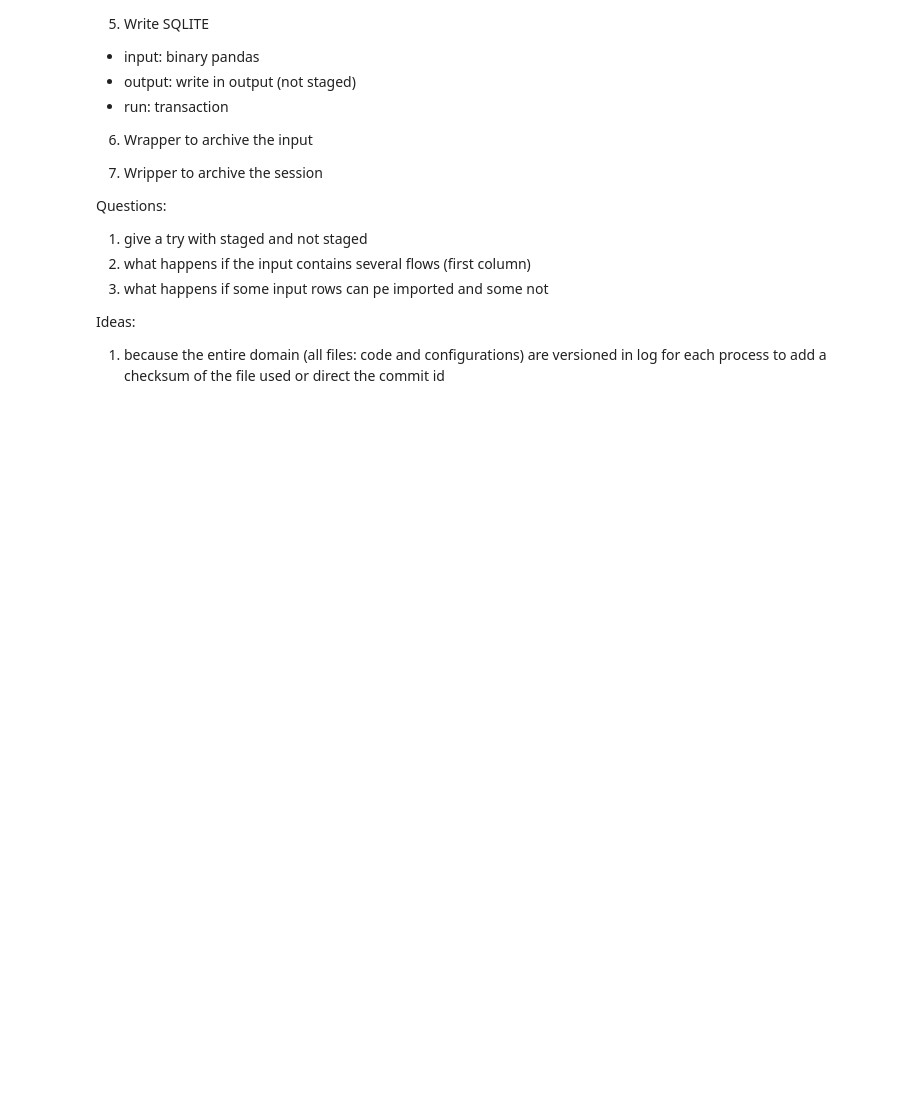
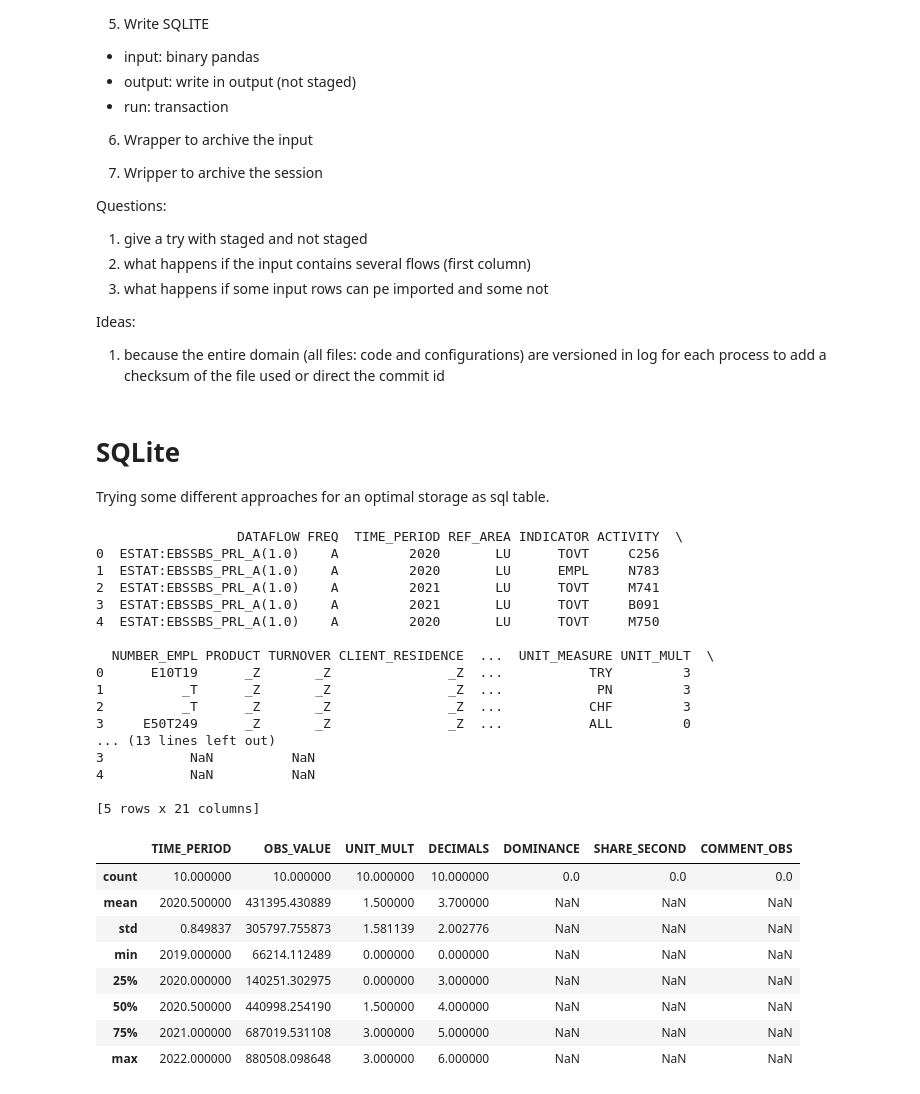
Before and after one commit to nebulus-ro/luigi, a Jupyter notebook: docs/Analyse1.ipynb, the cells around one changed output. Drawn from its saved outputs; the diff is of its cells as text; code cells hidden in the pictures; blank space fills up the shorter version.

Commit message:
estat1

```diff
--- a/docs/Analyse1.ipynb
+++ b/docs/Analyse1.ipynb
@@ -237,3 +237,43 @@ Questions:
 Ideas:
 1. because the entire domain  (all files: code and configurations) are versioned in log for each process
 to add a checksum of the file used or direct the commit id
+# %% [markdown]
+# SQLite
+Trying some different approaches for an optimal storage as sql table.
+# %%
+# load a test file
+# load csv
+df1 = pd.read_csv('test_10_lines.csv', sep=';')
+
+# print first 5 lines (head)
+print(df1.head())
+
+# some statistics
+df1.describe()
+# %% [output]
+                  DATAFLOW FREQ  TIME_PERIOD REF_AREA INDICATOR ACTIVITY  \
+0  ESTAT:EBSSBS_PRL_A(1.0)    A         2020       LU      TOVT     C256
+1  ESTAT:EBSSBS_PRL_A(1.0)    A         2020       LU      EMPL     N783
+2  ESTAT:EBSSBS_PRL_A(1.0)    A         2021       LU      TOVT     M741
+3  ESTAT:EBSSBS_PRL_A(1.0)    A         2021       LU      TOVT     B091
+4  ESTAT:EBSSBS_PRL_A(1.0)    A         2020       LU      TOVT     M750
+
+  NUMBER_EMPL PRODUCT TURNOVER CLIENT_RESIDENCE  ...  UNIT_MEASURE UNIT_MULT  \
+0      E10T19      _Z       _Z               _Z  ...           TRY         3
+1          _T      _Z       _Z               _Z  ...            PN         3
+2          _T      _Z       _Z               _Z  ...           CHF         3
+3     E50T249      _Z       _Z               _Z  ...           ALL         0
+... (13 lines left out)
+3           NaN          NaN
+4           NaN          NaN
+
+[5 rows x 21 columns]
+|  | TIME_PERIOD | OBS_VALUE | UNIT_MULT | DECIMALS | DOMINANCE | SHARE_SECOND | COMMENT_OBS |
+| count | 10.000000 | 10.000000 | 10.000000 | 10.000000 | 0.0 | 0.0 | 0.0 |
+| mean | 2020.500000 | 431395.430889 | 1.500000 | 3.700000 | NaN | NaN | NaN |
+| std | 0.849837 | 305797.755873 | 1.581139 | 2.002776 | NaN | NaN | NaN |
+| min | 2019.000000 | 66214.112489 | 0.000000 | 0.000000 | NaN | NaN | NaN |
+| 25% | 2020.000000 | 140251.302975 | 0.000000 | 3.000000 | NaN | NaN | NaN |
+| 50% | 2020.500000 | 440998.254190 | 1.500000 | 4.000000 | NaN | NaN | NaN |
+| 75% | 2021.000000 | 687019.531108 | 3.000000 | 5.000000 | NaN | NaN | NaN |
+| max | 2022.000000 | 880508.098648 | 3.000000 | 6.000000 | NaN | NaN | NaN |
```
Also changed, not shown: parts of 10 cells of this notebook, 6 other files.
